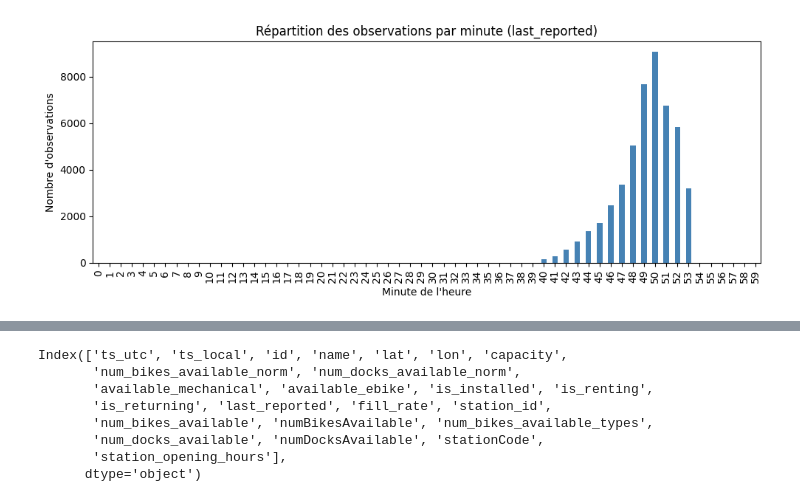
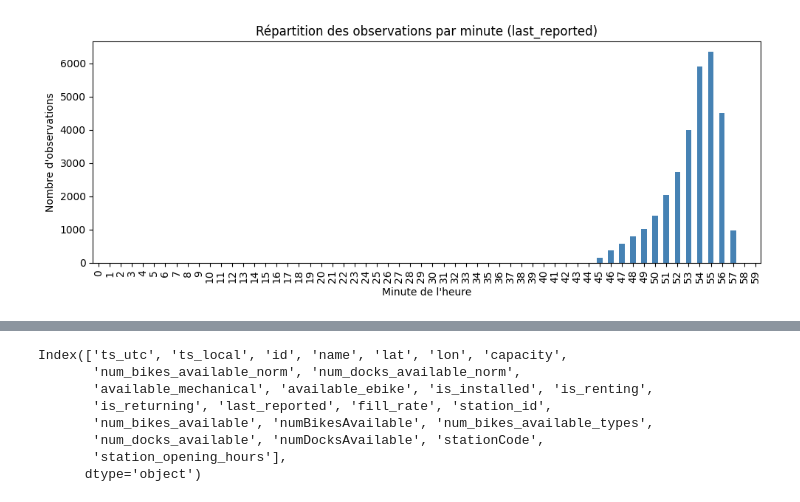
Before and after one commit to SouhaiLOps/Velib-analytics-, a Jupyter notebook: notebooks/real_time_velib.ipynb, the cells around one changed output, grey strips where cells are left out. Cells and saved outputs as stored; diff of their text form; code cells hidden in the pictures.

```diff
--- a/notebooks/real_time_velib.ipynb
+++ b/notebooks/real_time_velib.ipynb
@@ -6,7 +6,7 @@ import pandas as pd
 ROOT = Path.cwd().parent
 SNAPS_DIR = ROOT / "data/raw/velib/snapshots"
 
-files = sorted(SNAPS_DIR.glob("velib_snapshot_*.parquet"))
+files = sorted(SNAPS_DIR.glob("velib_snapshot_20251112*.parquet"))
 print(f"{len(files)} fichiers trouvés")
 
 # 1) Lecture et empilement
@@ -35,5 +35,5 @@ df_all
 # %%
 
-df_all= df_all[df_all['last_reported'].astype(str).str.startswith(('2025-11-11','2025-11-10'))]
+df_all= df_all[df_all['last_reported'].astype(str).str.startswith('2025-11-12')]
 df_all.shape
 # %% [output]
@@ -46,11 +46,11 @@ for c in ("ts_utc", "ts_local", "last_reported"):
 
 # 3) Déduplication
 # Variante demandée: clé = (name, last_reported), garder la PLUS RÉCENTE (ts_utc max)
-df_name = (
+df= (
     df_all.sort_values("ts_utc")                # du plus ancien au plus récent
          .drop_duplicates(["name", "last_reported"], keep="last")
          .reset_index(drop=True)
 )
 
-print("Après dédup (name+last_reported):", df_name.shape)
+print("Après dédup (name+last_reported):", df.shape)
 # %% [output]
@@ -124,22 +124,22 @@ obs_par_name.describe()
 # %%
 import matplotlib.pyplot as plt
 
 # Nombre d'observations pour chaque minute (0–59)
 minute_counts = (
-    df_name["last_reported"]
+    df["last_reported"]
     .dt.minute
     .value_counts()
     .reindex(range(60), fill_value=0)
     .sort_index()
 )
 
 # Histogramme où l’axe X est la minute de l’heure
 fig, ax = plt.subplots(figsize=(10, 4))
 minute_counts.plot(kind="bar", ax=ax, color="steelblue")
 ax.set_xlabel("Minute de l'heure")
 ax.set_ylabel("Nombre d'observations")
 ax.set_title("Répartition des observations par minute (last_reported)")
 plt.tight_layout()
 plt.show()
 # %% [output]
-[figure, old version]
+[figure, new version]
```
Also changed, not shown: parts of 8 cells of this notebook.
